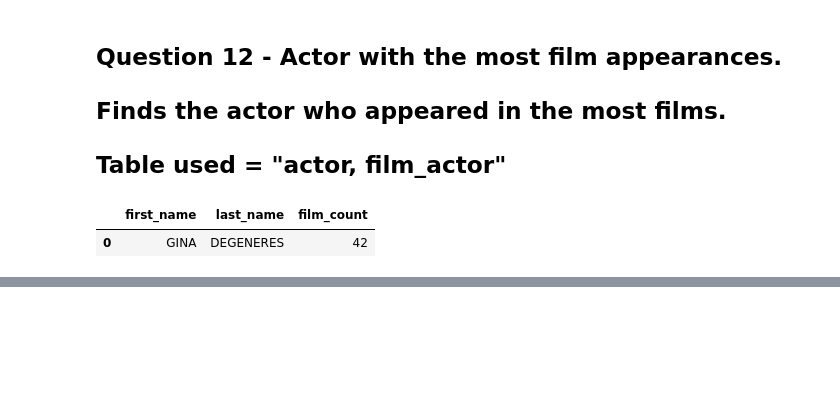
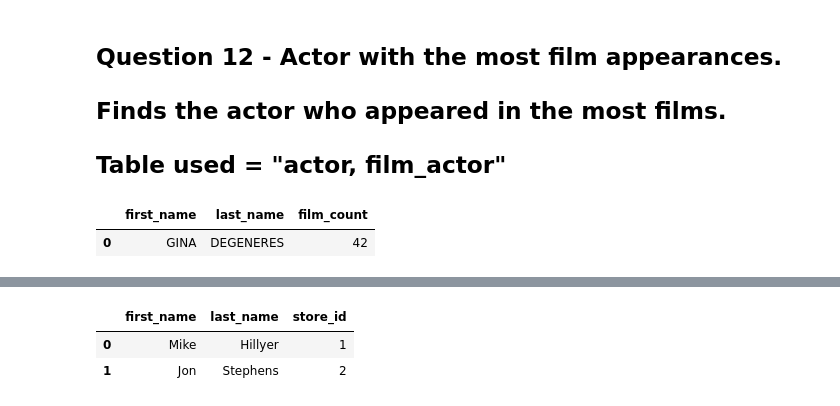
Before and after one commit to VictorCali1702/Sakila_sql_python_project, a Jupyter notebook: notebooks/analysis_report.ipynb, the cells around one changed output, grey strips where cells are left out. Saved outputs shown, nothing was run; the diff lists cells and outputs as text; code cells hidden in the pictures; blank space fills up the shorter version.

```diff
--- a/notebooks/analysis_report.ipynb
+++ b/notebooks/analysis_report.ipynb
@@ -306,0 +333,14 @@ df_ActorAppearances.head()
+# %%
+query_14 = """
+select s.first_name, s.last_name, st.store_id
+from staff s
+INNER JOIN store st ON s.store_id = st.store_id
+"""
+df_StoresEmployees = pd.read_sql(query_14, conn)
+df_StoresEmployees.to_csv("../reports/Question14_Stores_Employees.csv", index = False)
+# %%
+df_StoresEmployees.head()
+# %% [output]
+|  | first_name | last_name | store_id |
+| 0 | Mike | Hillyer | 1 |
+| 1 | Jon | Stephens | 2 |
```
Also changed, not shown: parts of 10 cells of this notebook, 8 other files.
